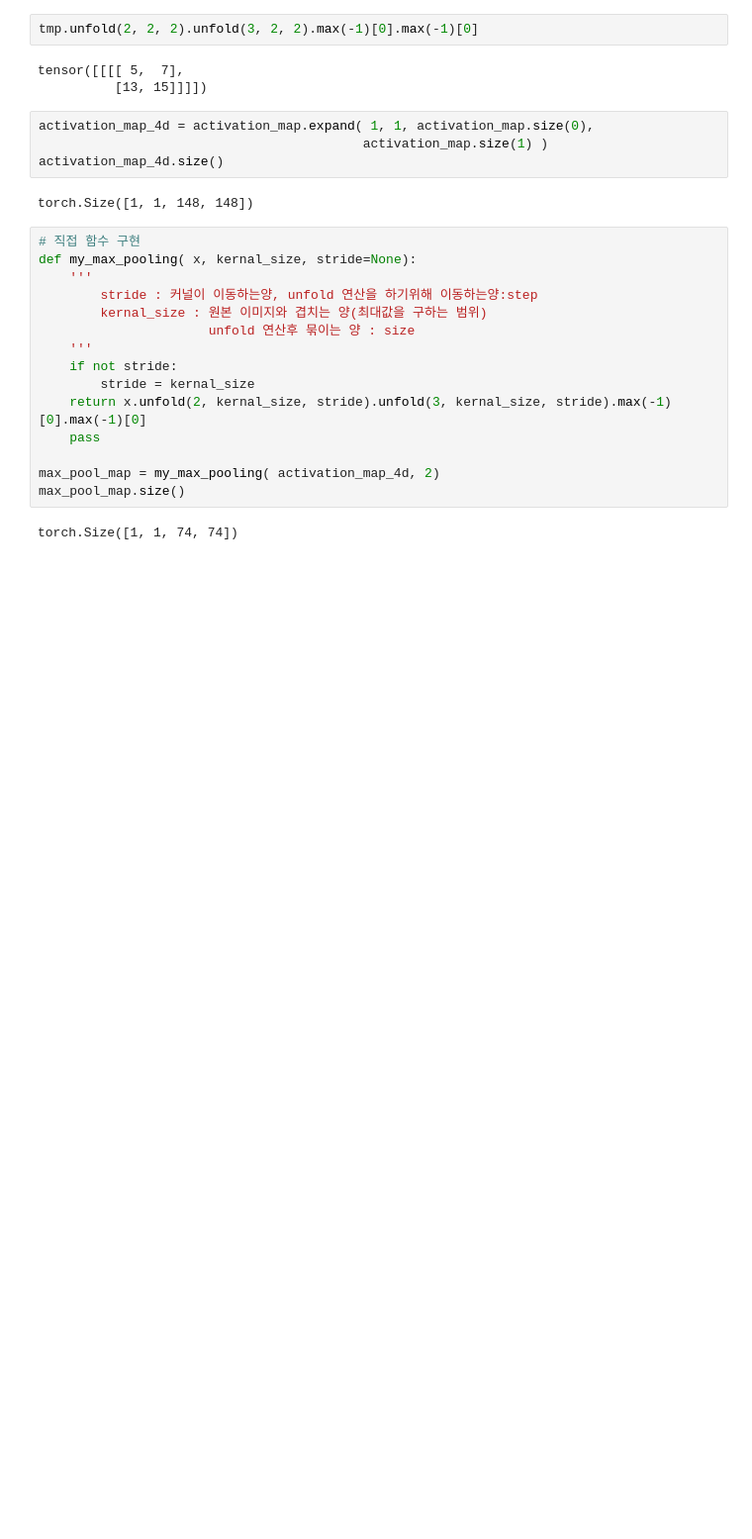
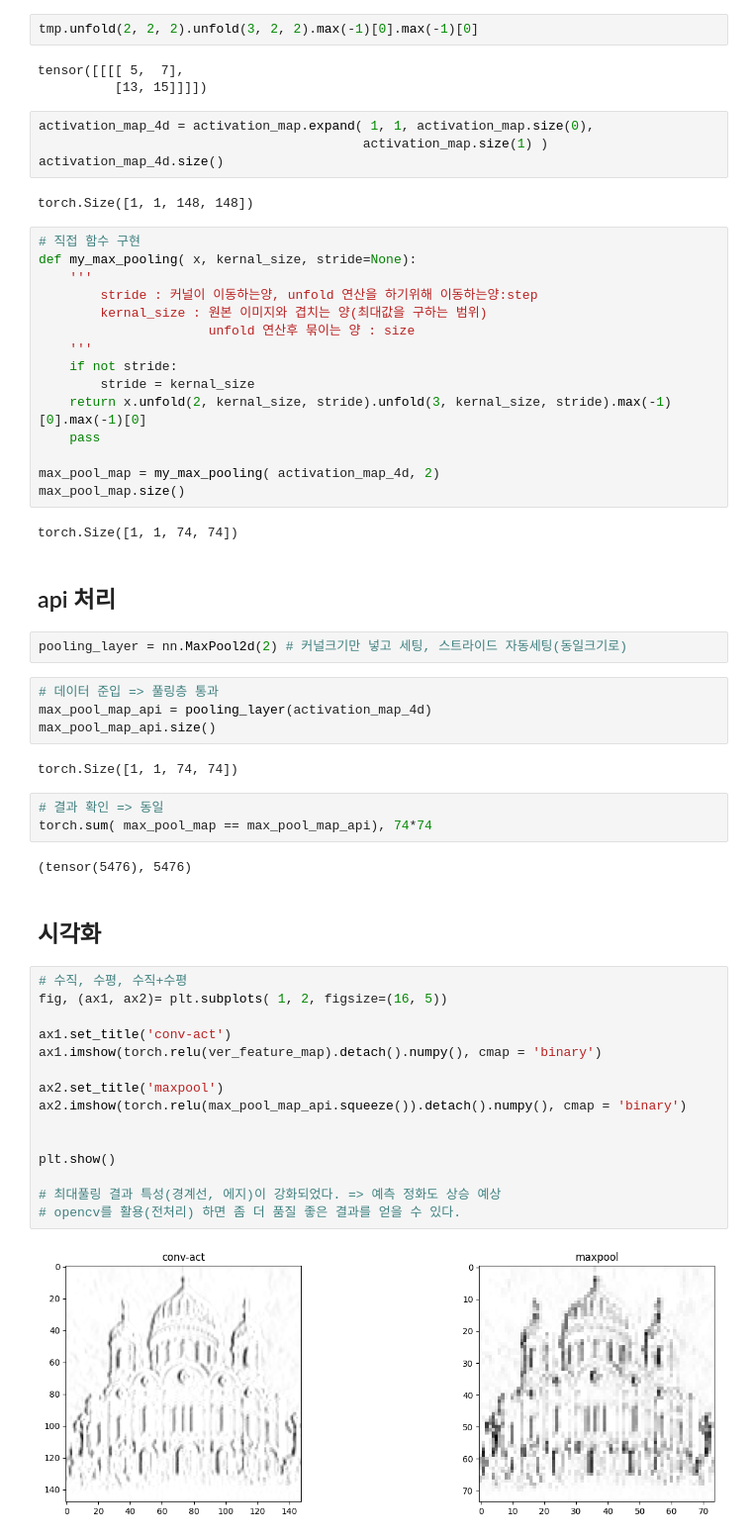
Before and after one commit to tusker4/Sesac_Saltlux_DeepLearning, a Jupyter notebook: 6_파이토치기반_CNN핵심파트_구현.ipynb, the cells around one changed output. Shown at 99% size. Saved outputs shown, nothing was run; the diff lists cells and outputs as text; blank space fills up the shorter version.

```diff
--- a/6_파이토치기반_CNN핵심파트_구현.ipynb
+++ b/6_파이토치기반_CNN핵심파트_구현.ipynb
@@ -506,3 +506,37 @@ max_pool_map = my_max_pooling( activation_map_4d, 2)
 max_pool_map.size()
 # %% [output]
 torch.Size([1, 1, 74, 74])
+# %% [markdown]
+## api 처리
+# %%
+pooling_layer = nn.MaxPool2d(2) # 커널크기만 넣고 세팅, 스트라이드 자동세팅(동일크기로)
+# %%
+# 데이터 준입 => 풀링층 통과
+max_pool_map_api = pooling_layer(activation_map_4d)
+max_pool_map_api.size()
+# %% [output]
+torch.Size([1, 1, 74, 74])
+# %%
+# 결과 확인 => 동일
+torch.sum( max_pool_map == max_pool_map_api), 74*74
+# %% [output]
+(tensor(5476), 5476)
+# %% [markdown]
+##  시각화
+# %%
+# 수직, 수평, 수직+수평
+fig, (ax1, ax2)= plt.subplots( 1, 2, figsize=(16, 5))
+
+ax1.set_title('conv-act')
+ax1.imshow(torch.relu(ver_feature_map).detach().numpy(), cmap = 'binary')
+
+ax2.set_title('maxpool')
+ax2.imshow(torch.relu(max_pool_map_api.squeeze()).detach().numpy(), cmap = 'binary')
+
+
+plt.show()
+
+# 최대풀링 결과 특성(경계선, 에지)이 강화되었다. => 예측 정화도 상승 예상
+# opencv를 활용(전처리) 하면 좀 더 품질 좋은 결과를 얻을 수 있다.
+# %% [output]
+[figure, added]
```
